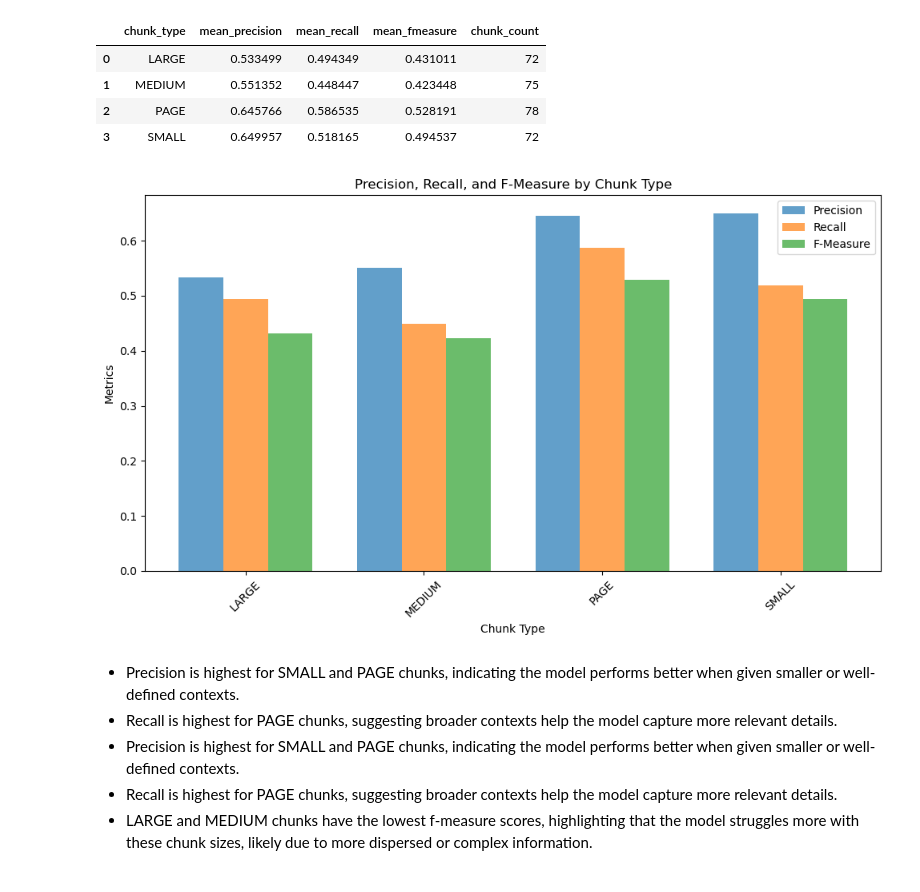
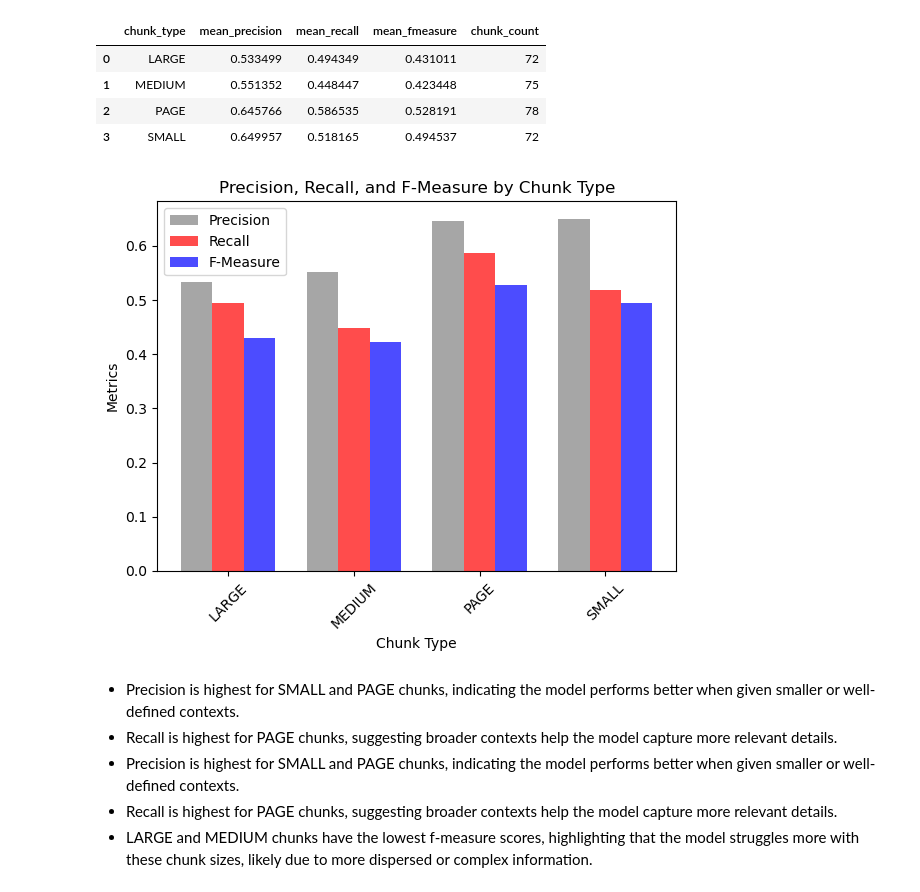
Before and after one commit to Jrana1/Bachelor_Thesis, a Jupyter notebook: bachelor_thesis_analysis_part.ipynb, the cells around one changed output. Cells and saved outputs as stored; diff of their text form; code cells hidden in the pictures.

```diff
--- a/bachelor_thesis_analysis_part.ipynb
+++ b/bachelor_thesis_analysis_part.ipynb
@@ -27,3 +133,9 @@ from bert_score import score
+# %%
+
+custom_palette = ['#1f77b4', '#ff7f0e', '#2ca02c', '#d62728', '#9467bd', '#8c564b']
+
+# Set the default color cycle for matplotlib
+plt.rcParams['axes.prop_cycle'] = plt.cycler(color=custom_palette)
 # %% [markdown]
 # Preparing the Knowledge Base
 # %% [markdown]
@@ -896,25 +1116,25 @@ summary_rouge1
 # %%
 x = np.arange(len(summary_rouge1['chunk_type']))  # Label locations
 width = 0.25  # Width of the bars
 
 # Plot each metric as separate bars
-plt.figure(figsize=(10, 6))
-plt.bar(x - width, summary_rouge1['mean_precision'], width, label='Precision', alpha=0.7)
-plt.bar(x, summary_rouge1['mean_recall'], width, label='Recall', alpha=0.7)
-plt.bar(x + width, summary_rouge1['mean_fmeasure'], width, label='F-Measure', alpha=0.7)
+plt.figure(figsize=(6, 5))
+plt.bar(x - width, summary_rouge1['mean_precision'], width, label='Precision', alpha=0.7,color="gray")
+plt.bar(x, summary_rouge1['mean_recall'], width, label='Recall', alpha=0.7,color="red")
+plt.bar(x + width, summary_rouge1['mean_fmeasure'], width, label='F-Measure', alpha=0.7,color='blue')
 
 # Customize the plot
 plt.title('Precision, Recall, and F-Measure by Chunk Type')
 plt.xlabel('Chunk Type')
 plt.ylabel('Metrics')
 plt.xticks(x, summary_rouge1['chunk_type'], rotation=45)
 plt.legend()
 plt.tight_layout()
 
 # Show the plot
 plt.show()
 # %% [output]
-[figure, old version]
+[figure, new version]
 # %% [markdown]
 + Precision is highest for SMALL and PAGE chunks, indicating the model performs better when given smaller or well-defined contexts.
 + Recall is highest for PAGE chunks, suggesting broader contexts help the model capture more relevant details.
```
Also changed, not shown: parts of 27 cells of this notebook, 1 other file.
